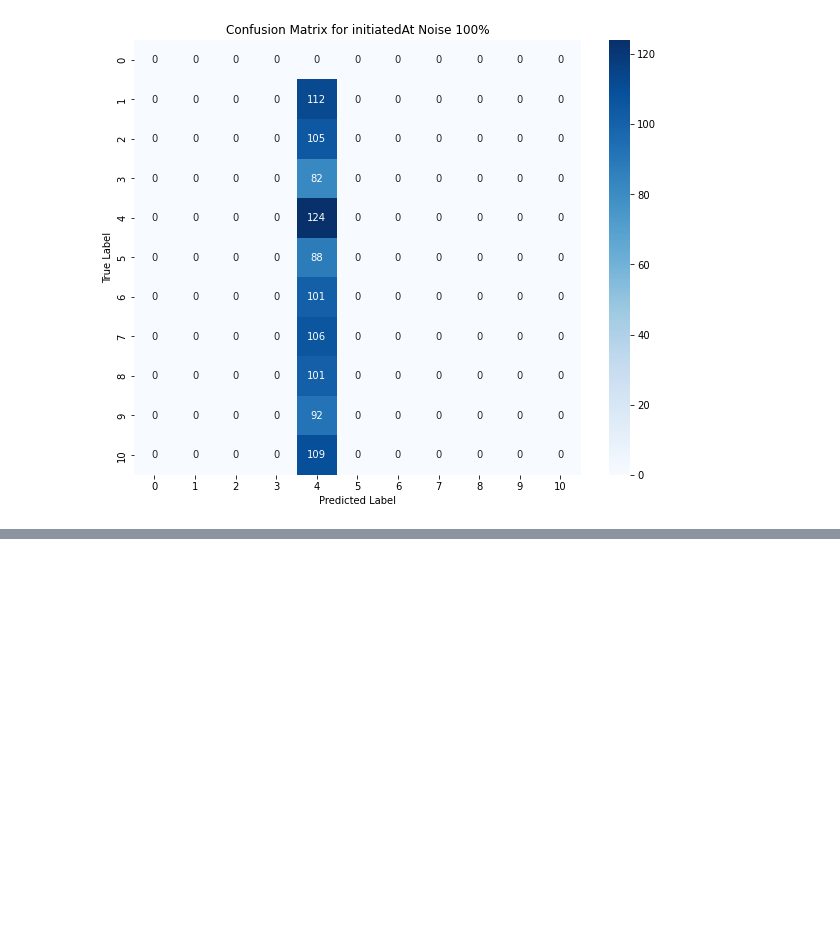
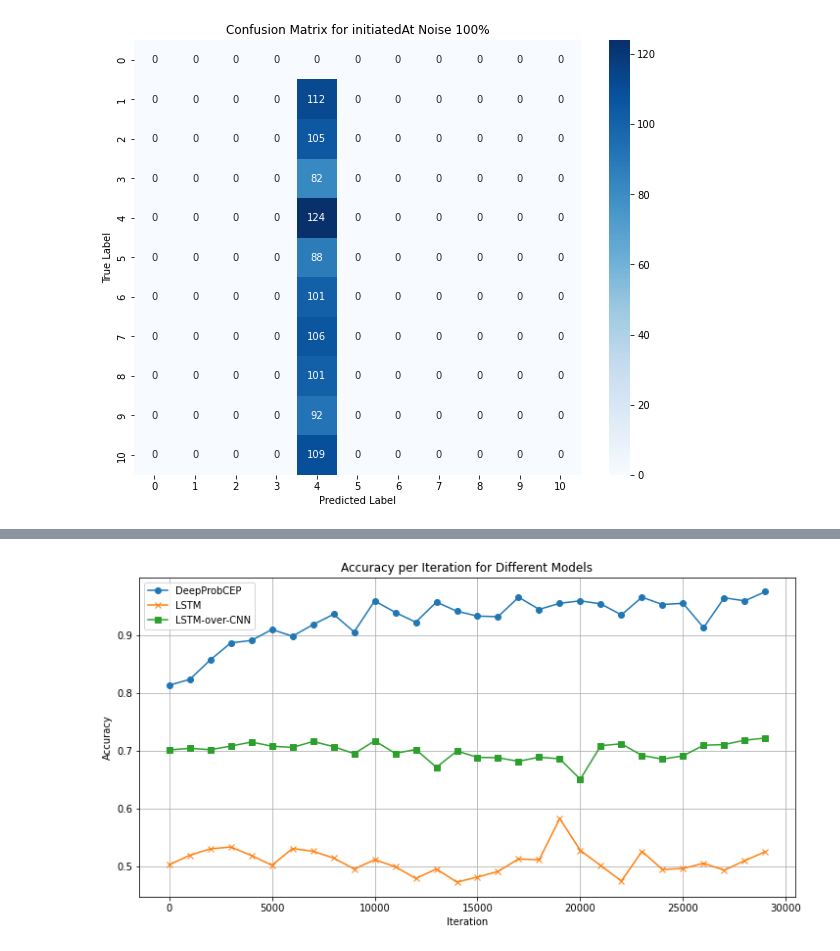
Before and after one commit to VarsouPenny/DeepProbCEP-master, a Jupyter notebook: results.ipynb, the cells around one changed output, grey strips where cells are left out. Saved outputs shown, nothing was run; the diff lists cells and outputs as text; code cells hidden in the pictures; blank space fills up the shorter version.

```diff
--- a/results.ipynb
+++ b/results.ipynb
@@ -1158,0 +1204,36 @@ plt.show()
+# %%
+import matplotlib.pyplot as plt
+
+# Sample data from the Logger
+logger_data = {
+    'accuracy-DeepProbCEP': {0: 0.812971548998946, 1000: 0.8229715489989463, 2000: 0.8566912539515279, 3000: 0.8861959957850368, 4000: 0.8904109589041096, 5000: 0.9093782929399368, 6000: 0.8977871443624869, 7000: 0.9178082191780822, 8000: 0.9357218124341412, 9000: 0.9051633298208641, 10000: 0.958904109589041, 11000: 0.9388830347734457, 12000: 0.9220231822971549, 13000: 0.9567966280295047, 14000: 0.9409905163329821, 15000: 0.9325605900948367, 16000: 0.9315068493150684, 17000: 0.9652265542676501, 18000: 0.9441517386722866, 19000: 0.9546891464699684, 20000: 0.958904109589041, 21000: 0.9536354056902002, 22000: 0.934668071654373, 23000: 0.9652265542676501, 24000: 0.9525816649104321, 25000: 0.9546891464699684, 26000: 0.9125395152792413, 27000: 0.964172813487882, 28000: 0.958904109589041, 29000: 0.9747102212855637},
+    'accuracy-LSTM' : {0: 0.5022840823067923,1000: 0.5188218291927603, 2000: 0.5299015897047691, 3000: 0.5332048723418897, 4000: 0.5185465556396669,5000: 0.5015484137361503, 6000: 0.5305897735875026, 7000: 0.5257769285951026, 8000: 0.5140733604018994,  9000: 0.4952171220150024, 10000: 0.5110453513178721, 11000: 0.4991397701465832, 12000: 0.4787007088293992, 13000: 0.49507948523845574, 14000: 0.4724382354965247, 15000: 0.4811781708072397, 16000: 0.4908815635537816, 17000: 0.5124905374716124, 18000: 0.5109765329295988, 19000: 0.5824233425570718, 20000: 0.5273553093386553, 21000: 0.5008602298534168, 22000: 0.4743651503681784, 23000: 0.525497212855275, 24000: 0.4943224829674489, 25000: 0.49597412428600923, 26000: 0.505058151538091, 27000: 0.49301493359025533, 28000: 0.5095313467758585, 29000: 0.525058151538091},
+    'accuracy-LSTM-over-CNN': {0: 0.7010315876402175, 1000: 0.7037368384832428, 2000: 0.7014658316702223, 3000: 0.7076594866148235, 4000: 0.7146789622187049, 5000: 0.7075218498382768, 6000: 0.7053884798018031, 7000: 0.7156424196545317, 8000: 0.70676484756727, 9000: 0.694652811231161, 10000: 0.7168123322551786, 11000: 0.695065721560801, 12000: 0.7018787419998623, 13000: 0.6710481040534031, 14000: 0.6991260064689285, 15000: 0.6882527011217398, 16000: 0.6874956988507329, 17000: 0.681370862294405, 18000: 0.6885279746748331, 19000: 0.6856376023673526, 20000: 0.6504025875713991, 21000: 0.7084164888858303, 22000: 0.7116509531346776, 23000: 0.6914871653705871, 24000: 0.6851558736494391, 25000: 0.6907989814878536, 26000: 0.7091734911568371, 27000: 0.710343403757484, 28000: 0.7178446080792787, 29000: 0.7216296194343128}
+}
+
+# Extracting the keys and values for plotting
+iterations_deep_prob_cep = list(logger_data['accuracy-DeepProbCEP'].keys())
+losses_deep_prob_cep = list(logger_data['accuracy-DeepProbCEP'].values())
+
+iterations_lstm = list(logger_data['accuracy-LSTM'].keys())
+losses_lstm = list(logger_data['accuracy-LSTM'].values())
+
+iterations_lstm_cnn = list(logger_data['accuracy-LSTM-over-CNN'].keys())
+losses_lstm_cnn = list(logger_data['accuracy-LSTM-over-CNN'].values())
+
+# Plotting the loss for each model
+plt.figure(figsize=(12, 6))
+
+plt.plot(iterations_deep_prob_cep, losses_deep_prob_cep, marker='o', label='DeepProbCEP')
+plt.plot(iterations_lstm, losses_lstm, marker='x', label='LSTM')
+plt.plot(iterations_lstm_cnn, losses_lstm_cnn, marker='s', label='LSTM-over-CNN')
+
+plt.title('Accuracy per Iteration for Different Models')
+plt.xlabel('Iteration')
+plt.ylabel('Accuracy')
+plt.legend()
+plt.grid(True)
+
+plt.show()
+# %% [output]
+[figure, added]
```
Also changed, not shown: parts of 2 cells of this notebook.
